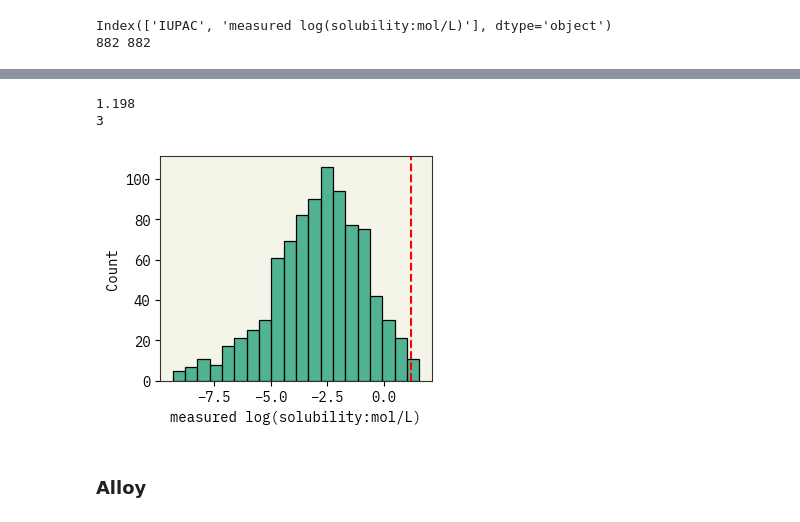
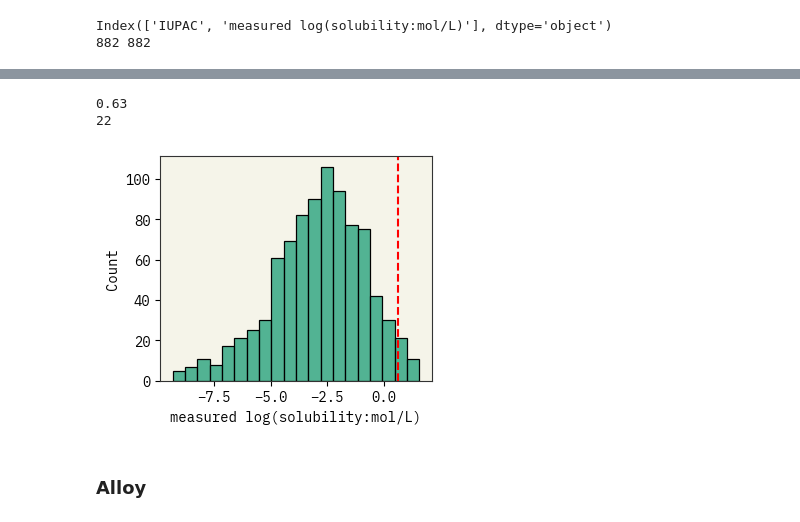
Before and after one commit to ur-whitelab/BO-LIFT, a Jupyter notebook: paper/BO_experiments.ipynb, the cells around one changed output, grey strips where cells are left out. Saved outputs shown, nothing was run; the diff lists cells and outputs as text; code cells hidden in the pictures.

Commit message:
started refactoring notebooks

```diff
--- a/paper/BO_experiments.ipynb
+++ b/paper/BO_experiments.ipynb
@@ -1145,9 +1127,15 @@ print(
 # %% [markdown]
 ### IUPAC-Solubility
 # %%
+import warnings
+warnings.filterwarnings('ignore', message='Changing the sparsity structure of a csr_matrix is expensive.*')
+warnings.filterwarnings('ignore', message='Input data is not contained to the unit cube.*')
+warnings.filterwarnings('ignore', message='Input data is not standardized.*')
+warnings.filterwarnings('ignore', message="Keyword arguments .* will be ignored because they are not allowed parameters for function .*", category=UserWarning)
+
 np.random.seed(0)
 
-data_path = "paper/data/esol_iupac.csv"
+data_path = "./dataset/data/esol_iupac.csv"
 raw_data = pd.read_csv(data_path)
 raw_data = raw_data.dropna()
 raw_data = raw_data[["IUPAC", "measured log(solubility:mol/L)"]]
@@ -1173,7 +1161,8 @@ asktell = bolift.AskTellFewShotTopk(
   x_formatter=lambda x: f"iupac name {x}",
   y_name="measured log solubility in mols per litre",
   y_formatter=lambda y: f"{y:.2f}",
-  model="text-davinci-003",
+  # model="text-curie-001",
+  model="gpt-3.5-turbo-instruct",
   selector_k=5,
   temperature=0.7,
 )
@@ -1204,11 +1193,16 @@ asktell = bolift.AskTellFewShotTopk(
 # %% [output]
 Index(['IUPAC', 'measured log(solubility:mol/L)'], dtype='object')
 882 882
+# %%
+d_davinci = cloudpickle.load(open("./out/sol_davinci_100.pkl", "rb"))
+d_gpt4 = cloudpickle.load(open("./out/sol_gpt4_100.pkl", "rb"))
+d_gpr = cloudpickle.load(open("./out/sol_GPR_100.pkl", "rb"))
 # %%
+np.random.seed(0)
 x = [raw_data[x_name].iloc[i] for i in indexes]
-path_random = "paper/out/sol - random.pkl"
-path = "paper/out/sol_davinci_100.pkl"
-pool_path = "paper/out/sol_pool.pkl"
+path_random = "./out/sol - random.pkl"
+path = "./out/sol_davinci_100.pkl"
+pool_path = "./dataset/data/sol_pool.pkl"
 
 if os.path.exists(pool_path):
   with open(pool_path, "rb") as f:
@@ -1220,7 +1214,8 @@ else:
   cloudpickle.dump(pool, open(pool_path, "wb"))
 
 N = 15
-M = 5
-starts = np.random.randint(0, len(indexes), M)
-# starts = [110, 374, 790, 365, 523, 119, 560, 199, 239, 694, 608, 850, 599, 405, 510, 514, 264, 266, 261, 294, 612]
-# print([raw_data[y_name].iloc[i] for i in starts])
+M = 1
+starts = raw_data.sort_values(by=y_name, ascending=True).head(100).sample(M)# np.random.randint(0, len(indexes), M)
+print(starts)
+starts = starts.index
+print(starts)
@@ -1227,11 +1229,11 @@ starts = np.random.randint(0, len(indexes), M)
 # %%
 if os.path.exists(path):
-    bayesOpts_random = cloudpickle.load(open(path_random, "rb"))
+    # bayesOpts_random = cloudpickle.load(open(path_random, "rb"))
     bayesOpts = cloudpickle.load(open(path, "rb"))
 else:
     bayesOpts = {}
 
-for aq in ["random", "expected_improvement", "greedy", 'upper_confidence_bound', 'probability_of_improvement']:
+for aq in ['random_mean', "expected_improvement"]:#["expected_improvement", "random", "random_mean"]:
     print(aq, "start:", end=" ")
     points = []
     for i in range(M):
@@ -1247,7 +1249,8 @@ for aq in ["random", "expected_improvement", "greedy", 'upper_confidence_bound',
             aq=aq,
             start_index=starts[i],
             calibrate=True,
-            initial_train=100
+            initial_train=1,
+            ask_K=1
         )
         points.append(point)
     # plot mean
@@ -1255,6 +1258,6 @@ for aq in ["random", "expected_improvement", "greedy", 'upper_confidence_bound',
     bayesOpts[aq] = points
     print(aq, "done")
     # asktell.save_cache("GPR_ada_embed_cache.csv")
-    cloudpickle.dump(bayesOpts, open(path, "wb"))
+    # cloudpickle.dump(bayesOpts, open(path, "wb"))
 
-cloudpickle.dump(bayesOpts, open(path, "wb"))
+# cloudpickle.dump(bayesOpts, open(path, "wb"))
@@ -1311,18 +1328,18 @@ plt.legend(loc="center left", bbox_to_anchor=(1.15, 0.5))
 # %%
 import seaborn as sns
 
 d['expected_improvement'][1][-1][1]
-best = d['expected_improvement'][:, :, 1].astype(float).mean(axis=0)[-1]
+best = d['expected_improvement'][:, :, 2].astype(float).mean(axis=0)[-1]
 print(best)
 
 sns.histplot(raw_data[y_name])
 print(np.sum(raw_data[y_name] > best))
 plt.axvline(best, color='red', linestyle='--')
 plt.show()
 # %% [output]
-1.198
-3
+0.63
+22
-[figure, old version]
+[figure, new version]
 # %% [markdown]
 ### Alloy
 # %%
```
Also changed, not shown: parts of 27 cells of this notebook, 2 other files.
